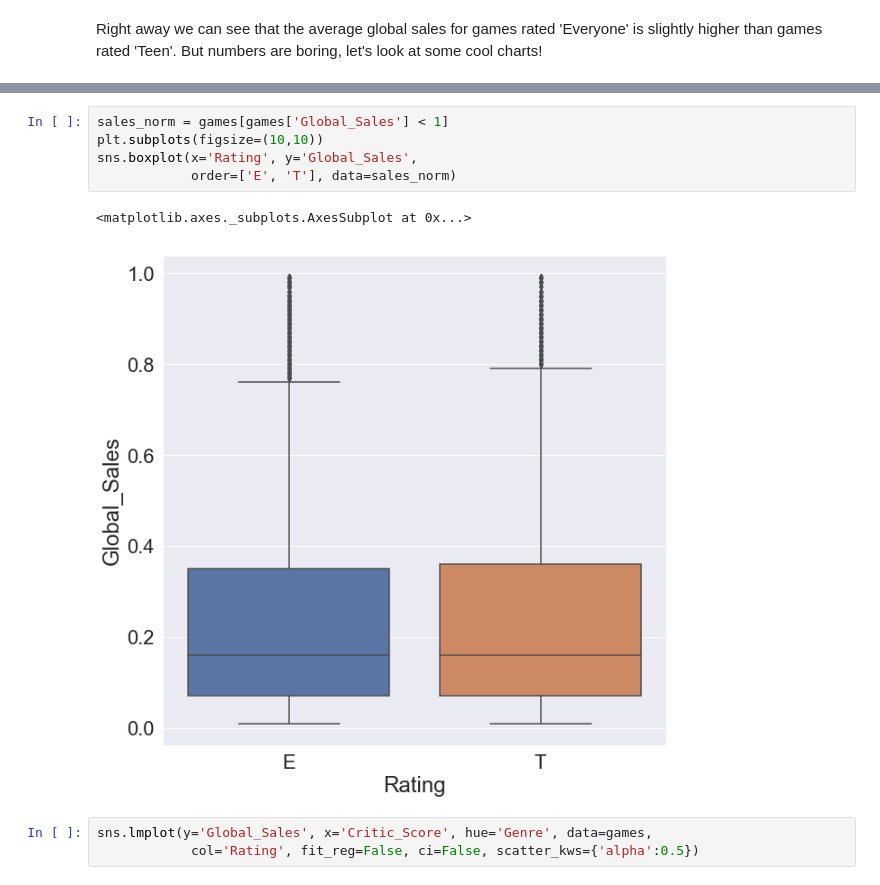
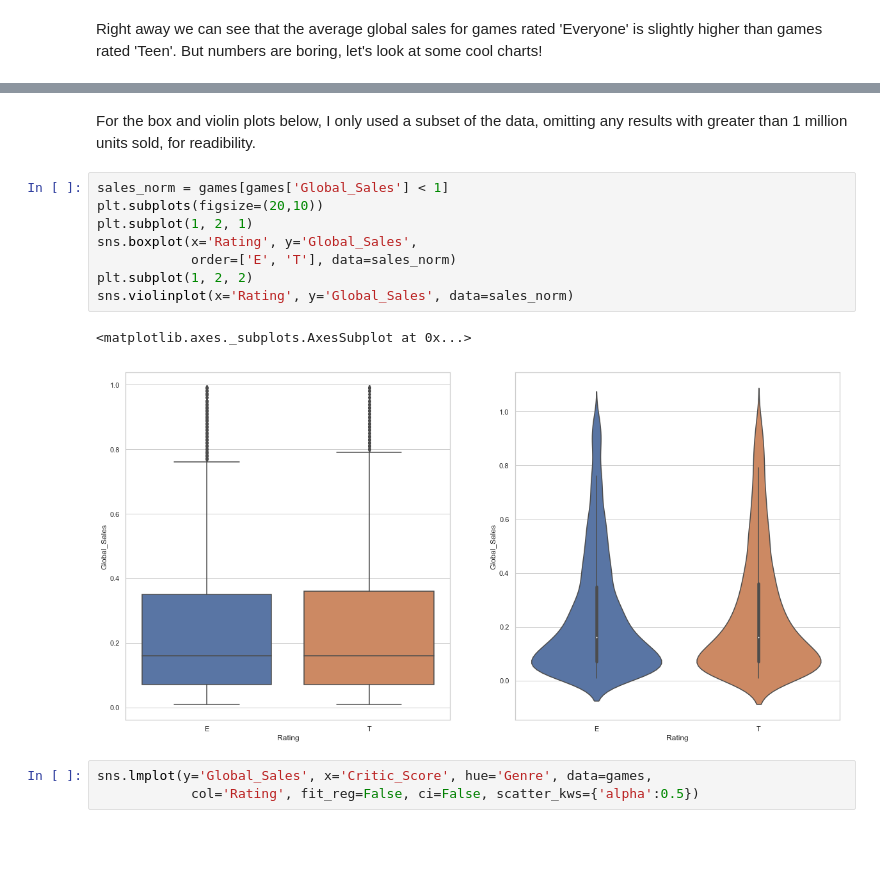
Before and after one commit to micsab/thinkful_files, a Jupyter notebook: unit_1/capstone/Game Ratings.ipynb, the cells around one changed output, grey strips where cells are left out. Cells and saved outputs as stored; diff of their text form; blank space fills up the shorter version.

Commit message:
unit 1 capstone final

```diff
--- a/unit_1/capstone/Game Ratings.ipynb
+++ b/unit_1/capstone/Game Ratings.ipynb
@@ -80,11 +77,16 @@ sns.barplot(x='Genre', y='Global_Sales', hue='Rating', data=games)
+# %% [markdown]
+For the box and violin plots below, I only used a subset of the data, omitting any results with greater than 1 million units sold, for readibility.
 # %%
 sales_norm = games[games['Global_Sales'] < 1]
-plt.subplots(figsize=(10,10))
+plt.subplots(figsize=(20,10))
+plt.subplot(1, 2, 1)
 sns.boxplot(x='Rating', y='Global_Sales',
             order=['E', 'T'], data=sales_norm)
+plt.subplot(1, 2, 2)
+sns.violinplot(x='Rating', y='Global_Sales', data=sales_norm)
 # %% [output]
 <matplotlib.axes._subplots.AxesSubplot at 0x...>
-[figure, old version]
+[figure, new version]
 # %%
 sns.lmplot(y='Global_Sales', x='Critic_Score', hue='Genre', data=games,
             col='Rating', fit_reg=False, ci=False, scatter_kws={'alpha':0.5})
```
Also changed, not shown: parts of 19 cells of this notebook.
